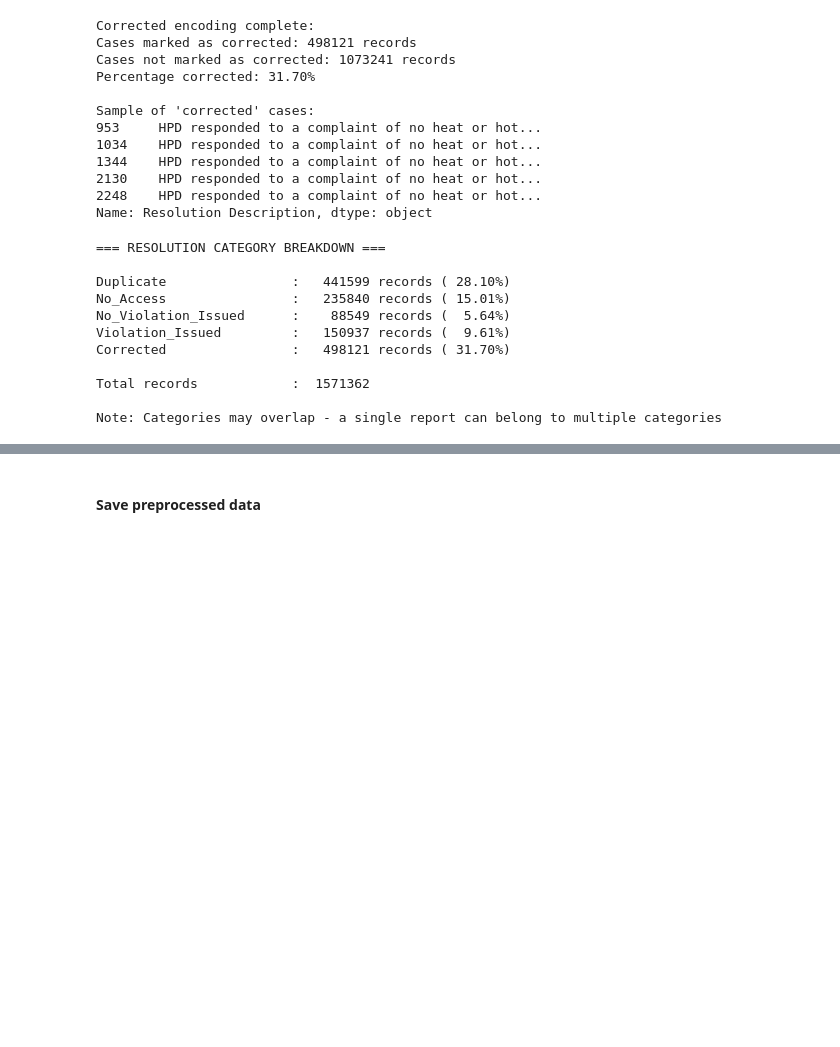
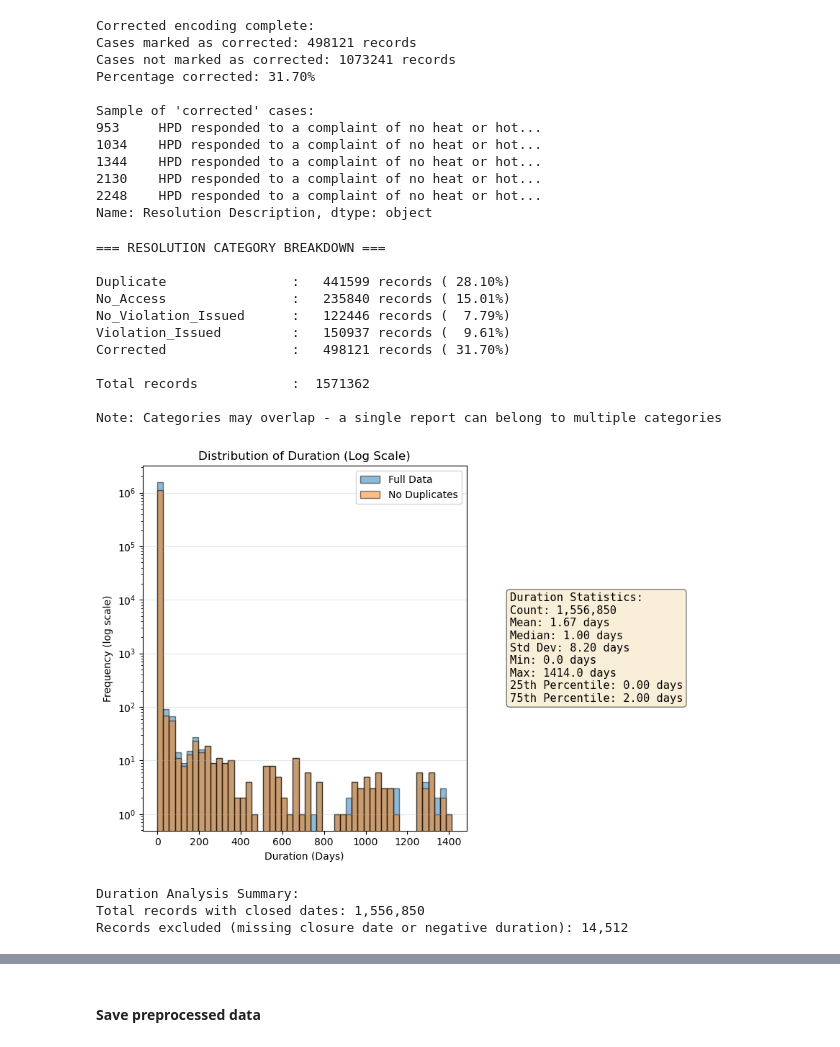
Before and after one commit to zpsheldon/rl-for-housing, a Jupyter notebook: preproc.ipynb, the cells around one changed output, grey strips where cells are left out. Drawn from its saved outputs; the diff is of its cells as text; code cells hidden in the pictures; blank space fills up the shorter version.

```diff
--- a/preproc.ipynb
+++ b/preproc.ipynb
@@ -203,10 +195,17 @@ Sample of 'no access' cases:
 Name: Resolution Description, dtype: object
 # %%
 # Create binary column for no violation issued cases
-proc_data['No_Violation_Issued'] = proc_data['Resolution Description'].str.contains(
+proc_data['No_Violation_Issued'] = (
+    proc_data['Resolution Description'].str.contains(
     'No violations were issued',
     case=False,
     na=False
+    ) |
+    proc_data['Resolution Description'].str.contains(
+    'did not violate the housing laws',
+    case=False,
+    na=False
+    )
 ).astype(int)
 
 # Verify the encoding
@@ -345,10 +344,62 @@ print(f"\nNote: Categories may overlap - a single report can belong to multiple
 
 Duplicate                :   441599 records ( 28.10%)
 No_Access                :   235840 records ( 15.01%)
-No_Violation_Issued      :    88549 records (  5.64%)
+No_Violation_Issued      :   122446 records (  7.79%)
 Violation_Issued         :   150937 records (  9.61%)
 Corrected                :   498121 records ( 31.70%)
 
 Total records            :  1571362
 
 Note: Categories may overlap - a single report can belong to multiple categories
+# %%
+# Calculate duration between Created Date and Closed Date
+proc_data['Created Date'] = pd.to_datetime(proc_data['Created Date'])
+proc_data['Closed Date'] = pd.to_datetime(proc_data['Closed Date'])
+
+# Calculate duration in days
+proc_data['Duration_Days'] = (proc_data['Closed Date'] - proc_data['Created Date']).dt.days
+
+# Remove records with missing Closed Date or negative duration
+proc_data_no_dupl = proc_data[proc_data["Duplicate"]==0].copy()
+duration_clean_no_dupl = proc_data_no_dupl[proc_data_no_dupl['Closed Date'].notna() & (proc_data_no_dupl['Duration_Days'] >= 0)]['Duration_Days']
+duration_clean = proc_data[proc_data['Closed Date'].notna() & (proc_data['Duration_Days'] >= 0)]['Duration_Days']
+
+# Create visualizations
+fig, axes = plt.subplots(1, 2, figsize=(10, 6))
+
+# Log scale histogram (to better see distribution with outliers)
+axes[0].hist(duration_clean, bins=50, edgecolor='black', alpha=0.5,label="Full Data")
+axes[0].hist(duration_clean_no_dupl, bins=50, edgecolor='black', alpha=0.5, label="No Duplicates")
+axes[0].set_xlabel('Duration (Days)')
+axes[0].set_ylabel('Frequency (log scale)')
+axes[0].set_yscale('log')
+axes[0].set_title('Distribution of Duration (Log Scale)')
+axes[0].grid(axis='y', alpha=0.3)
+axes[0].legend()
+
+# 4. Statistics text
+stats_text = f"""Duration Statistics:
+Count: {len(duration_clean):,}
+Mean: {duration_clean.mean():.2f} days
+Median: {duration_clean.median():.2f} days
+Std Dev: {duration_clean.std():.2f} days
+Min: {duration_clean.min()} days
+Max: {duration_clean.max()} days
+25th Percentile: {duration_clean.quantile(0.25):.2f} days
+75th Percentile: {duration_clean.quantile(0.75):.2f} days"""
+
+axes[1].text(0.1, 0.5, stats_text, fontsize=11, verticalalignment='center',
+                family='monospace', bbox=dict(boxstyle='round', facecolor='wheat', alpha=0.5))
+axes[1].axis('off')
+
+plt.tight_layout()
+plt.show()
+
+print(f"\nDuration Analysis Summary:")
+print(f"Total records with closed dates: {len(duration_clean):,}")
+print(f"Records excluded (missing closure date or negative duration): {len(proc_data) - len(duration_clean):,}")
+# %% [output]
+[figure, added]
+Duration Analysis Summary:
+Total records with closed dates: 1,556,850
+Records excluded (missing closure date or negative duration): 14,512
```
Also changed, not shown: parts of 14 cells of this notebook, 2 other files.
